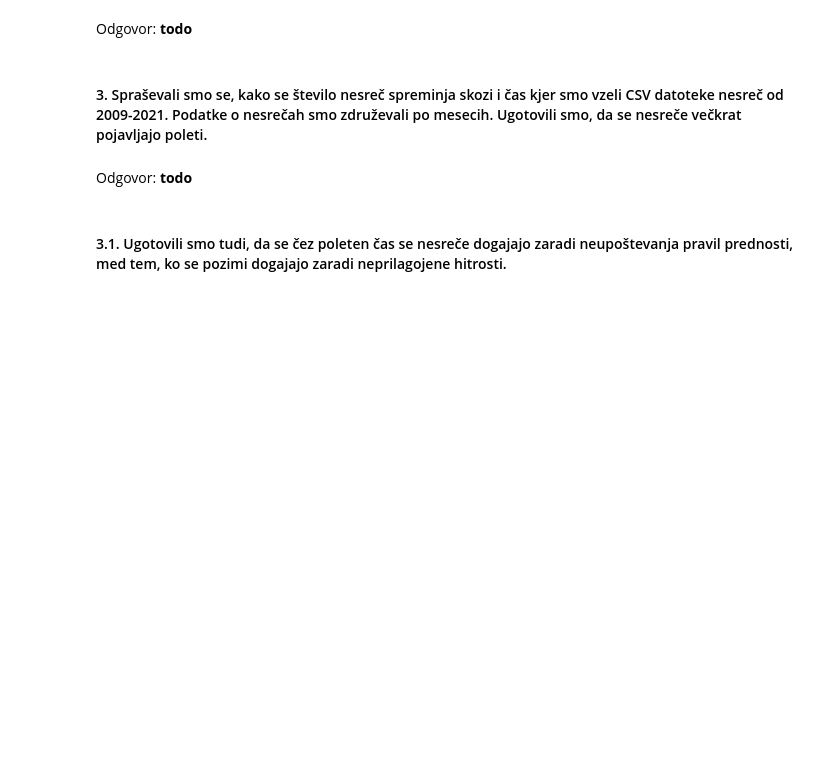
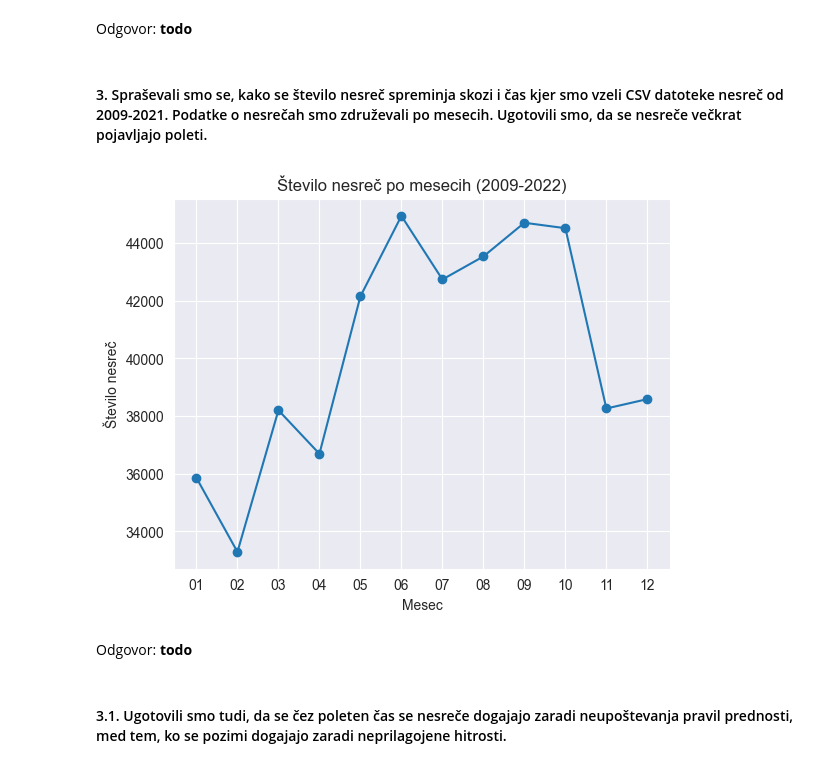
Before and after one commit to UrhPercic/PR22UMZ, a Jupyter notebook: report.ipynb, the cells around one changed output. Drawn from its saved outputs; the diff is of its cells as text; code cells hidden in the pictures; blank space fills up the shorter version.

```diff
--- a/report.ipynb
+++ b/report.ipynb
@@ -36,6 +36,36 @@ Odgovor: **todo**
 Odgovor: **todo**
 # %% [markdown]
 #### 3. Spraševali smo se, kako se število nesreč spreminja skozi i čas kjer smo vzeli CSV datoteke nesreč od 2009-2021. Podatke o nesrečah smo združevali po mesecih. Ugotovili smo, da se nesreče večkrat pojavljajo poleti.
+# %%
+import csv
+%matplotlib inline
+import matplotlib.pyplot as plt
+import seaborn as sns
+import pandas as pd
+
+datoteke = ["pn2009", "pn2010", "pn2011", "pn2012", "pn2013", "pn2014", "pn2015", "pn2016", "pn2017", "pn2018", "pn2019", "pn2020", "pn2021", "pn2022"]
+nesrece_datum = {}
+for datoteka in datoteke:
+    with open(f'podatki/{datoteka}.csv', 'r') as file:
+        csv_reader = csv.reader(file)
+        next(csv_reader)
+        for row in csv_reader:
+            mesec = int(row[0].split(";")[3].split(".")[1])
+            nesrece_datum[mesec] = nesrece_datum.get(mesec, 0) + 1
+
+nesrece_datum_sorted = {k: v for k, v in sorted(nesrece_datum.items(), key=lambda item: int(item[0]))}
+meseci = list(nesrece_datum_sorted.keys())
+stevila_nesrec = list(nesrece_datum_sorted.values())
+
+meseci_str = [str(m).zfill(2) for m in meseci]
+
+plt.plot(meseci_str, stevila_nesrec, marker='o')
+plt.title("Število nesreč po mesecih (2009-2022)")
+plt.xlabel("Mesec")
+plt.ylabel("Število nesreč")
+plt.show()
+# %% [output]
+[figure, added]
 # %% [markdown]
 Odgovor: **todo**
 # %% [markdown]
```
Also changed, not shown: parts of 2 cells of this notebook.
